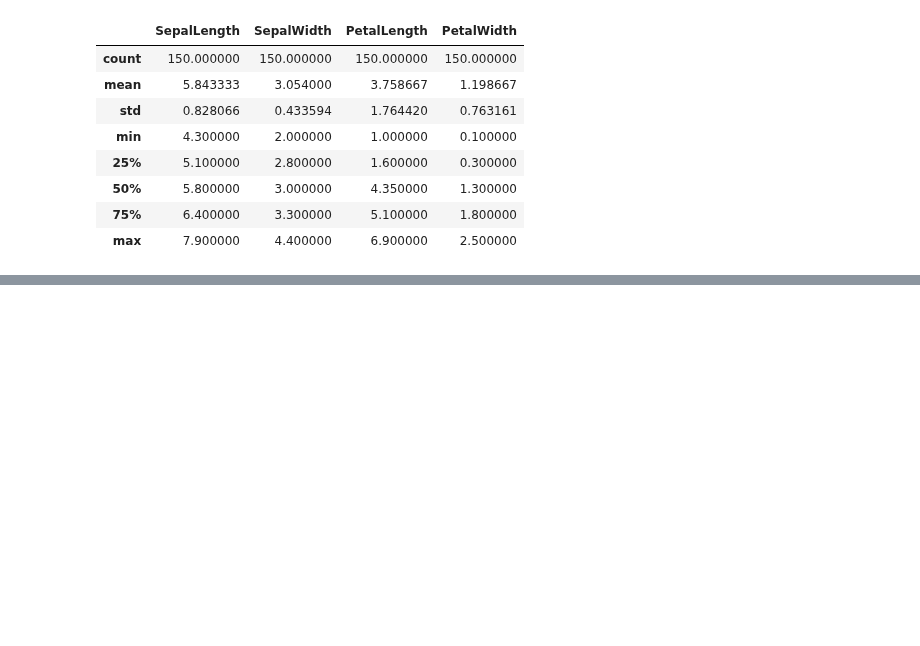
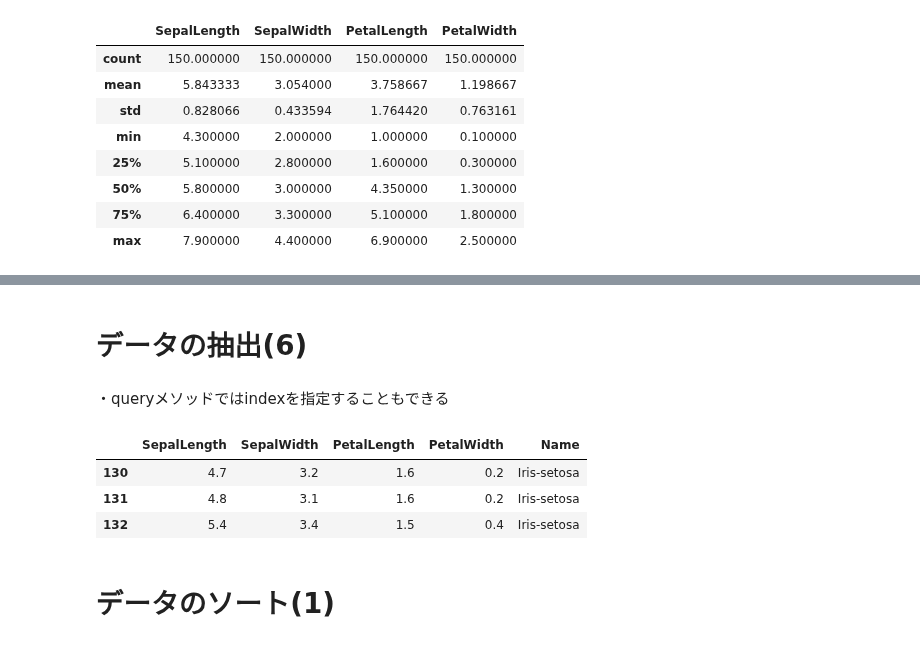
Before and after one commit to daiyomiura/study_python, a Jupyter notebook: jupyter/Pythonで学ぶビジネス分析入門2019/第3単元_pandas基礎/3Pandasの基礎自分で打ち込み.ipynb, the cells around one changed output, grey strips where cells are left out. Cells and saved outputs as stored; diff of their text form; code cells hidden in the pictures; blank space fills up the shorter version.

```diff
--- a/jupyter/Pythonで学ぶビジネス分析入門2019/第3単元_pandas基礎/3Pandasの基礎自分で打ち込み.ipynb
+++ b/jupyter/Pythonで学ぶビジネス分析入門2019/第3単元_pandas基礎/3Pandasの基礎自分で打ち込み.ipynb
@@ -192,0 +287,14 @@ df.describe()
+# %% [markdown]
+# データの抽出(6)
+# %% [markdown]
+・queryメソッドではindexを指定することもできる
+# %%
+# indexを指定することもできる
+df.query("index in [130, 131, 132]")
+# %% [output]
+|  | SepalLength | SepalWidth | PetalLength | PetalWidth | Name |
+| 130 | 4.7 | 3.2 | 1.6 | 0.2 | Iris-setosa |
+| 131 | 4.8 | 3.1 | 1.6 | 0.2 | Iris-setosa |
+| 132 | 5.4 | 3.4 | 1.5 | 0.4 | Iris-setosa |
+# %% [markdown]
+# データのソート(1)
```
Also changed, not shown: parts of 19 cells of this notebook.
